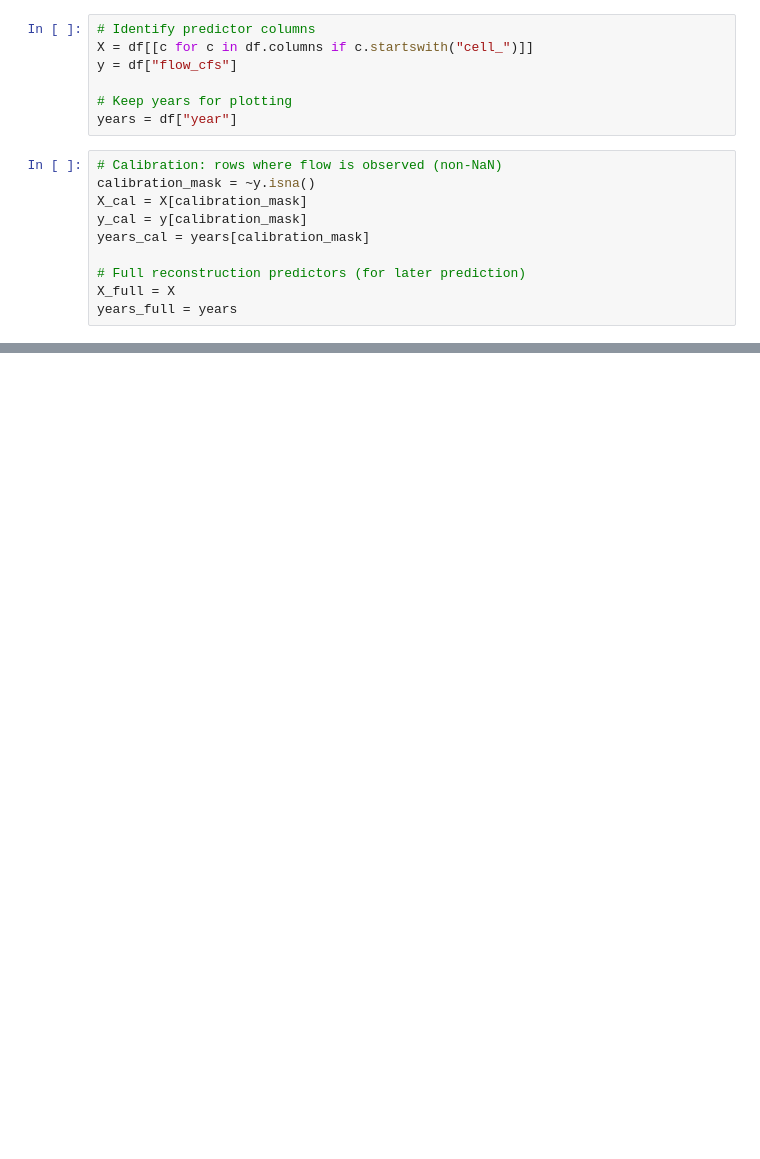
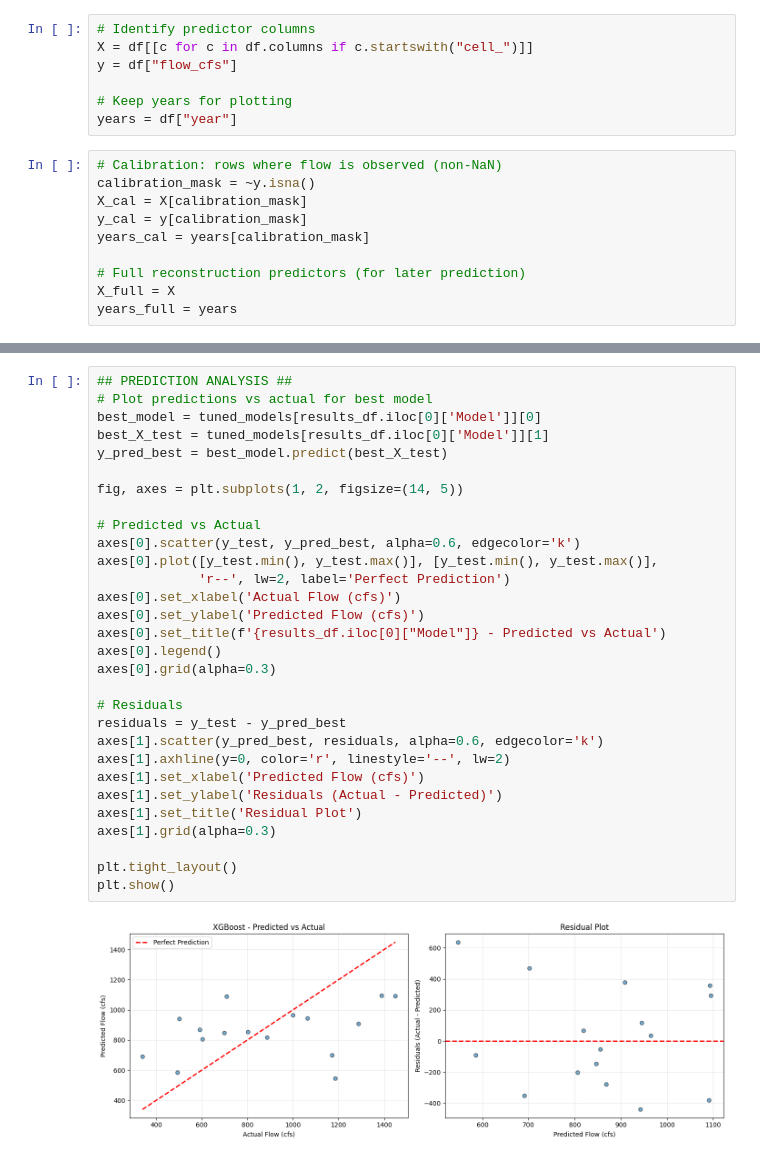
Before and after one commit to srlivingston/PaleoRecon, a Jupyter notebook: PaleoRecon.ipynb, the cells around one changed output, grey strips where cells are left out. Saved outputs shown, nothing was run; the diff lists cells and outputs as text; blank space fills up the shorter version.

```diff
--- a/PaleoRecon.ipynb
+++ b/PaleoRecon.ipynb
@@ -63,0 +464,32 @@ X_train, X_test, y_train, y_test = train_test_split(
+# %%
+## PREDICTION ANALYSIS ##
+# Plot predictions vs actual for best model
+best_model = tuned_models[results_df.iloc[0]['Model']][0]
+best_X_test = tuned_models[results_df.iloc[0]['Model']][1]
+y_pred_best = best_model.predict(best_X_test)
+
+fig, axes = plt.subplots(1, 2, figsize=(14, 5))
+
+# Predicted vs Actual
+axes[0].scatter(y_test, y_pred_best, alpha=0.6, edgecolor='k')
+axes[0].plot([y_test.min(), y_test.max()], [y_test.min(), y_test.max()],
+             'r--', lw=2, label='Perfect Prediction')
+axes[0].set_xlabel('Actual Flow (cfs)')
+axes[0].set_ylabel('Predicted Flow (cfs)')
+axes[0].set_title(f'{results_df.iloc[0]["Model"]} - Predicted vs Actual')
+axes[0].legend()
+axes[0].grid(alpha=0.3)
+
+# Residuals
+residuals = y_test - y_pred_best
+axes[1].scatter(y_pred_best, residuals, alpha=0.6, edgecolor='k')
+axes[1].axhline(y=0, color='r', linestyle='--', lw=2)
+axes[1].set_xlabel('Predicted Flow (cfs)')
+axes[1].set_ylabel('Residuals (Actual - Predicted)')
+axes[1].set_title('Residual Plot')
+axes[1].grid(alpha=0.3)
+
+plt.tight_layout()
+plt.show()
+# %% [output]
+[figure, added]
```
Also changed, not shown: parts of 21 cells of this notebook, 1 other file.
